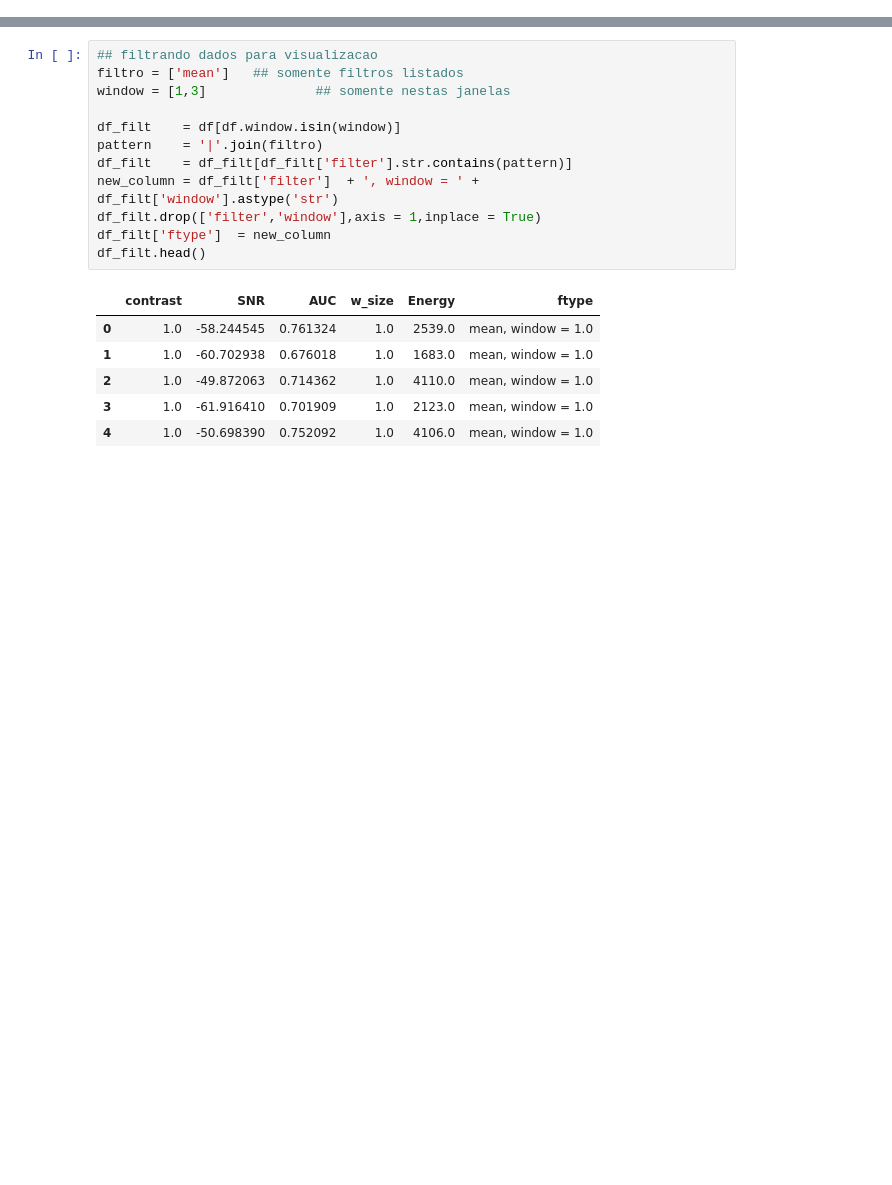
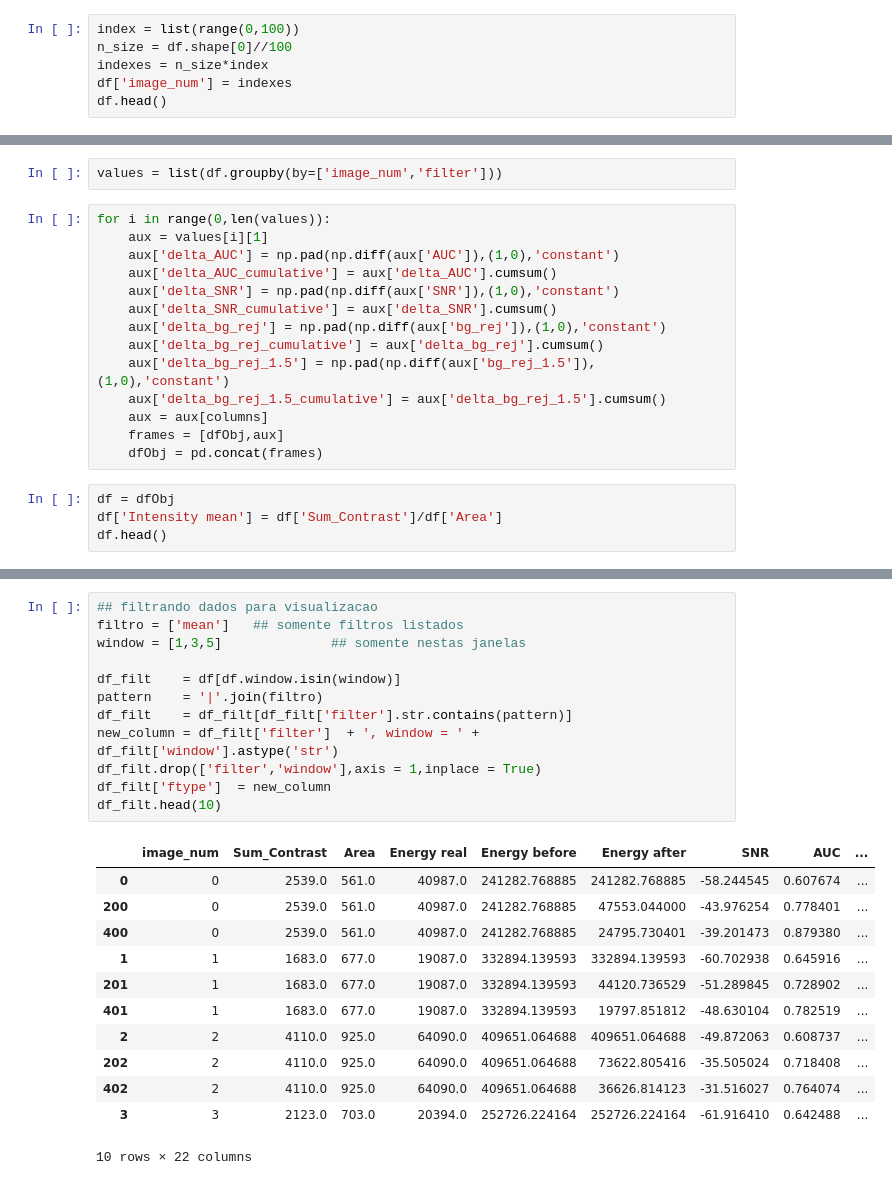
Before and after one commit to Gui1402/filtering_cygnus, a Jupyter notebook: notebooks/filter_analysis.ipynb, the cells around one changed output, grey strips where cells are left out. Cells and saved outputs as stored; diff of their text form; blank space fills up the shorter version.

```diff
--- a/notebooks/filter_analysis.ipynb
+++ b/notebooks/filter_analysis.ipynb
@@ -20,0 +50,6 @@ df.head()
+# %%
+index = list(range(0,100))
+n_size = df.shape[0]//100
+indexes = n_size*index
+df['image_num'] = indexes
+df.head()
@@ -20,0 +91,20 @@ df.head()
+# %%
+values = list(df.groupby(by=['image_num','filter']))
+# %%
+for i in range(0,len(values)):
+    aux = values[i][1]
+    aux['delta_AUC'] = np.pad(np.diff(aux['AUC']),(1,0),'constant')
+    aux['delta_AUC_cumulative'] = aux['delta_AUC'].cumsum()
+    aux['delta_SNR'] = np.pad(np.diff(aux['SNR']),(1,0),'constant')
+    aux['delta_SNR_cumulative'] = aux['delta_SNR'].cumsum()
+    aux['delta_bg_rej'] = np.pad(np.diff(aux['bg_rej']),(1,0),'constant')
+    aux['delta_bg_rej_cumulative'] = aux['delta_bg_rej'].cumsum()
+    aux['delta_bg_rej_1.5'] = np.pad(np.diff(aux['bg_rej_1.5']),(1,0),'constant')
+    aux['delta_bg_rej_1.5_cumulative'] = aux['delta_bg_rej_1.5'].cumsum()
+    aux = aux[columns]
+    frames = [dfObj,aux]
+    dfObj = pd.concat(frames)
+# %%
+df = dfObj
+df['Intensity mean'] = df['Sum_Contrast']/df['Area']
+df.head()
@@ -21,21 +119,27 @@ df.head()
 # %%
 ## filtrando dados para visualizacao
 filtro = ['mean']   ## somente filtros listados
-window = [1,3]              ## somente nestas janelas
+window = [1,3,5]              ## somente nestas janelas
 
 df_filt    = df[df.window.isin(window)]
 pattern    = '|'.join(filtro)
 df_filt    = df_filt[df_filt['filter'].str.contains(pattern)]
 new_column = df_filt['filter']  + ', window = ' + df_filt['window'].astype('str')
 df_filt.drop(['filter','window'],axis = 1,inplace = True)
 df_filt['ftype']  = new_column
-df_filt.head()
+df_filt.head(10)
 # %% [output]
-|  | contrast | SNR | AUC | w_size | Energy | ftype |
-| 0 | 1.0 | -58.244545 | 0.761324 | 1.0 | 2539.0 | mean, window = 1.0 |
-| 1 | 1.0 | -60.702938 | 0.676018 | 1.0 | 1683.0 | mean, window = 1.0 |
-| 2 | 1.0 | -49.872063 | 0.714362 | 1.0 | 4110.0 | mean, window = 1.0 |
-| 3 | 1.0 | -61.916410 | 0.701909 | 1.0 | 2123.0 | mean, window = 1.0 |
-| 4 | 1.0 | -50.698390 | 0.752092 | 1.0 | 4106.0 | mean, window = 1.0 |
+|  | image_num | Sum_Contrast | Area | Energy real | Energy before | Energy after | SNR | AUC | ... |
+| 0 | 0 | 2539.0 | 561.0 | 40987.0 | 241282.768885 | 241282.768885 | -58.244545 | 0.607674 | ... |
+| 200 | 0 | 2539.0 | 561.0 | 40987.0 | 241282.768885 | 47553.044000 | -43.976254 | 0.778401 | ... |
+| 400 | 0 | 2539.0 | 561.0 | 40987.0 | 241282.768885 | 24795.730401 | -39.201473 | 0.879380 | ... |
+| 1 | 1 | 1683.0 | 677.0 | 19087.0 | 332894.139593 | 332894.139593 | -60.702938 | 0.645916 | ... |
+| 201 | 1 | 1683.0 | 677.0 | 19087.0 | 332894.139593 | 44120.736529 | -51.289845 | 0.728902 | ... |
+| 401 | 1 | 1683.0 | 677.0 | 19087.0 | 332894.139593 | 19797.851812 | -48.630104 | 0.782519 | ... |
+| 2 | 2 | 4110.0 | 925.0 | 64090.0 | 409651.064688 | 409651.064688 | -49.872063 | 0.608737 | ... |
+| 202 | 2 | 4110.0 | 925.0 | 64090.0 | 409651.064688 | 73622.805416 | -35.505024 | 0.718408 | ... |
+| 402 | 2 | 4110.0 | 925.0 | 64090.0 | 409651.064688 | 36626.814123 | -31.516027 | 0.764074 | ... |
+| 3 | 3 | 2123.0 | 703.0 | 20394.0 | 252726.224164 | 252726.224164 | -61.916410 | 0.642488 | ... |
+10 rows × 22 columns
 # %%
 import matplotlib
```
Also changed, not shown: parts of 15 cells of this notebook.
